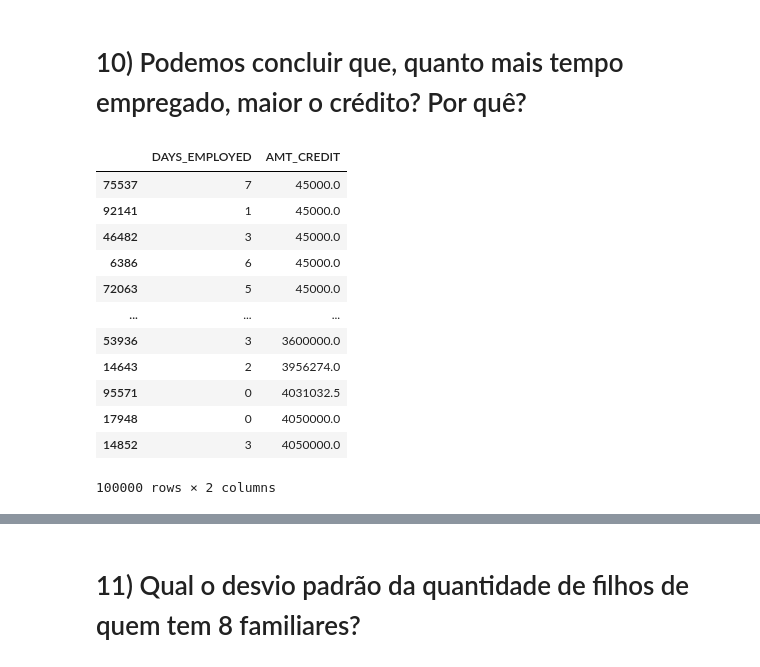
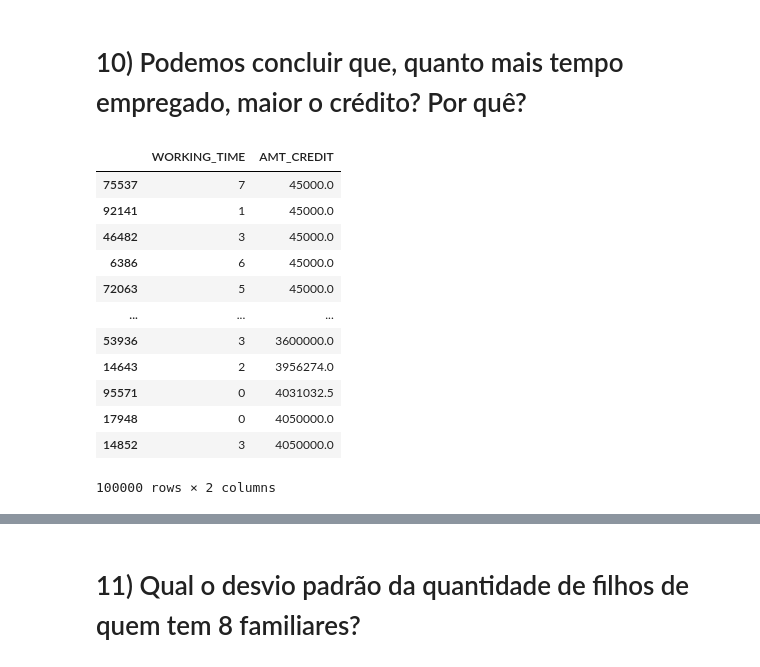
Before and after one commit to edvigeslima/projeto_TP, a Jupyter notebook: projeto_TP.ipynb, the cells around one changed output, grey strips where cells are left out. Saved outputs shown, nothing was run; the diff lists cells and outputs as text; code cells hidden in the pictures.

```diff
--- a/projeto_TP.ipynb
+++ b/projeto_TP.ipynb
@@ -494,14 +494,14 @@ df_home_credit_default_risk[['CNT_CHILDREN','AGE_BIRTH']].corr()
 # 10) Podemos concluir que, quanto mais tempo empregado, maior o crédito? Por quê?
 # %%
 # Passando para anos e tirando os negativos
-df_home_credit_default_risk['DAYS_EMPLOYED'] = df_home_credit_default_risk['DAYS_EMPLOYED'].apply(lambda x: int(-x/365) if x < 0 else int(x/365))
+df_home_credit_default_risk['WORKING_TIME'] = df_home_credit_default_risk['DAYS_EMPLOYED'].apply(lambda x: int(-x/365) if x < 0 else int(x/365))
 # %%
 # atribuindo -1 para os que têm 1000 anos de empregados
-df_home_credit_default_risk['DAYS_EMPLOYED'] = df_home_credit_default_risk['DAYS_EMPLOYED'].apply(lambda x: -1 if x > 50 else x)
+df_home_credit_default_risk['WORKING_TIME'] = df_home_credit_default_risk['WORKING_TIME'].apply(lambda x: -1 if x > 50 else x)
 # %%
-df_home_credit_default_risk[['DAYS_EMPLOYED','AMT_CREDIT']].sort_values(by='AMT_CREDIT',ascending=True)
+df_home_credit_default_risk[['WORKING_TIME','AMT_CREDIT']].sort_values(by='AMT_CREDIT',ascending=True)
 # %% [output]
-|  | DAYS_EMPLOYED | AMT_CREDIT |
+|  | WORKING_TIME | AMT_CREDIT |
 | 75537 | 7 | 45000.0 |
 | 92141 | 1 | 45000.0 |
 | 46482 | 3 | 45000.0 |
```
Also changed, not shown: parts of 7 cells of this notebook.
